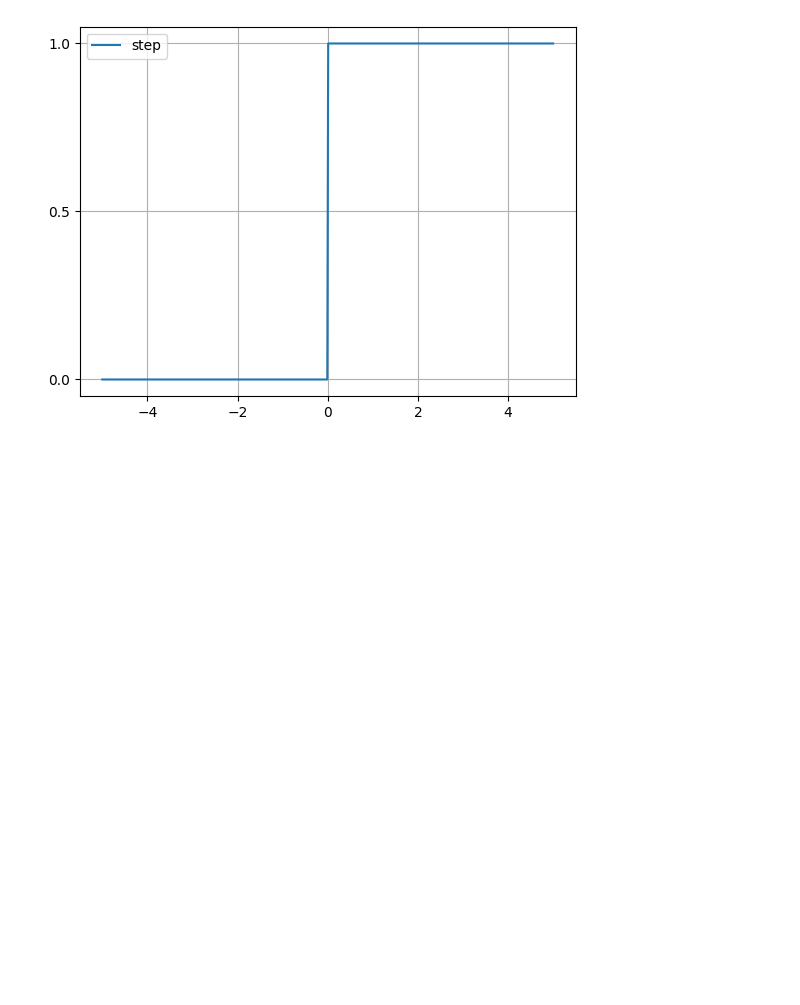
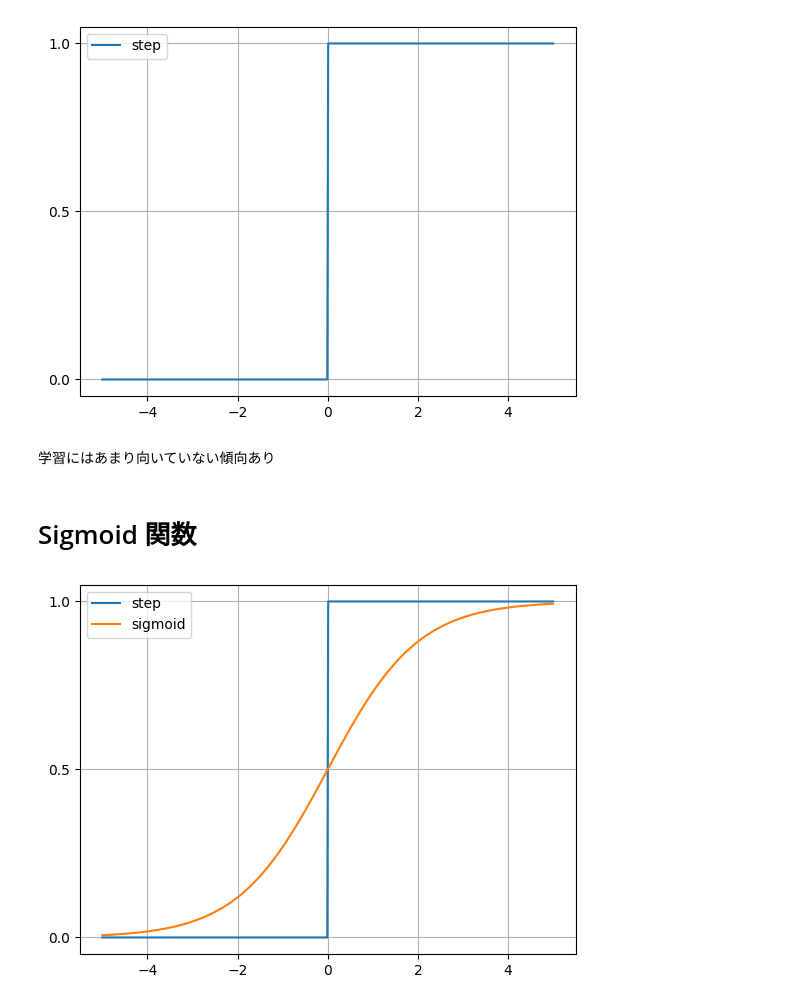
Before and after one commit to naorex/Python3rdGrade_Deep_Learning_Beginner, a Jupyter notebook: Chapter02_活性化関数.ipynb, the cells around one changed output. Drawn from its saved outputs; the diff is of its cells as text; code cells hidden in the pictures; blank space fills up the shorter version.

```diff
--- a/Chapter02_活性化関数.ipynb
+++ b/Chapter02_活性化関数.ipynb
@@ -18,3 +18,21 @@ plt.grid()
 plt.show()
 # %% [output]
 [figure]
+# %% [markdown]
+学習にはあまり向いていない傾向あり
+# %% [markdown]
+# Sigmoid 関数
+# %%
+def sigmoid_func(x):
+    return 1/(1+np.exp(-x))
+x2 = np.linspace(-5,5)
+y2 = sigmoid_func(x2)
+
+plt.plot(x1,y1)
+plt.plot(x2,y2)
+plt.legend(["step","sigmoid"],loc="best")
+plt.yticks(np.arange(0,1.2,step=0.5))
+plt.grid()
+plt.show()
+# %% [output]
+[figure, added]
```
Also changed, not shown: parts of 7 cells of this notebook.
